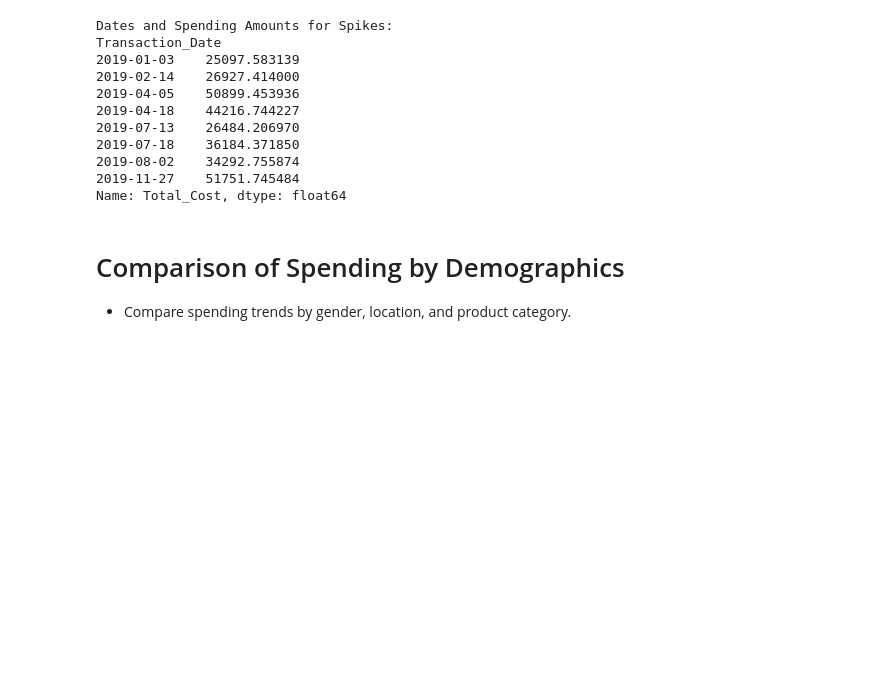
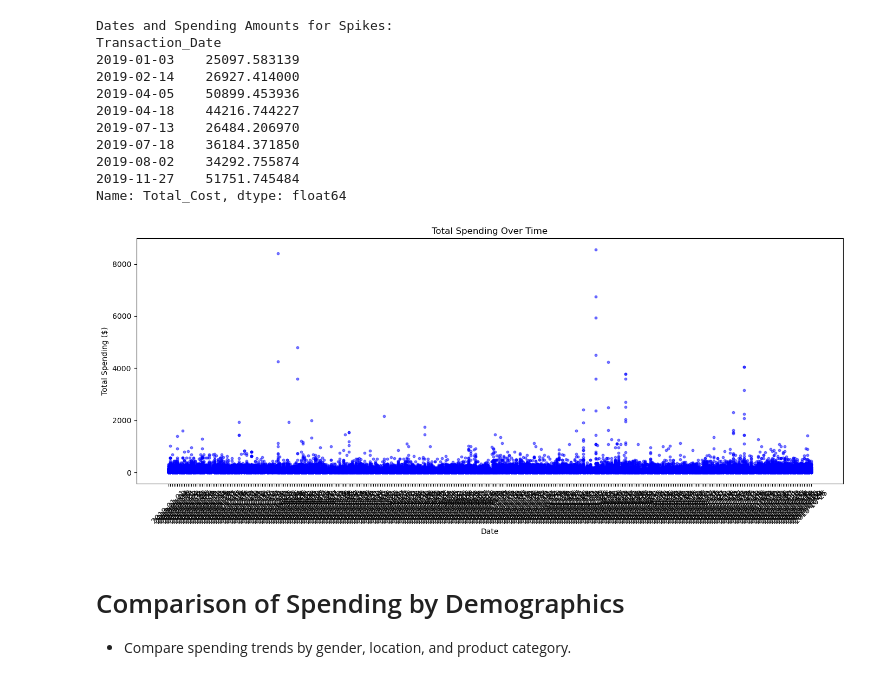
Before and after one commit to natbiorg/project_4, a Jupyter notebook: Starter_Code/analysis.ipynb, the cells around one changed output. Saved outputs shown, nothing was run; the diff lists cells and outputs as text; code cells hidden in the pictures; blank space fills up the shorter version.

```diff
--- a/Starter_Code/analysis.ipynb
+++ b/Starter_Code/analysis.ipynb
@@ -147,6 +147,18 @@ Transaction_Date
 2019-08-02    34292.755874
 2019-11-27    51751.745484
 Name: Total_Cost, dtype: float64
+# %%
+# Adjusting the plot for better readability
+plt.figure(figsize=(14, 6))
+plt.scatter(data['Transaction_Date'], data['Total_Cost'], color='blue', alpha=0.5, s=10)  # Adjust transparency and marker size
+plt.xticks(rotation=45)  # Rotate x-axis labels
+plt.xlabel('Date')
+plt.ylabel('Total Spending ($)')
+plt.title('Total Spending Over Time')
+plt.tight_layout()  # Adjust layout to prevent label cutoff
+plt.show()
+# %% [output]
+[figure, added]
 # %% [markdown]
 # Comparison of Spending by Demographics
 - Compare spending trends by gender, location, and product category.
```
